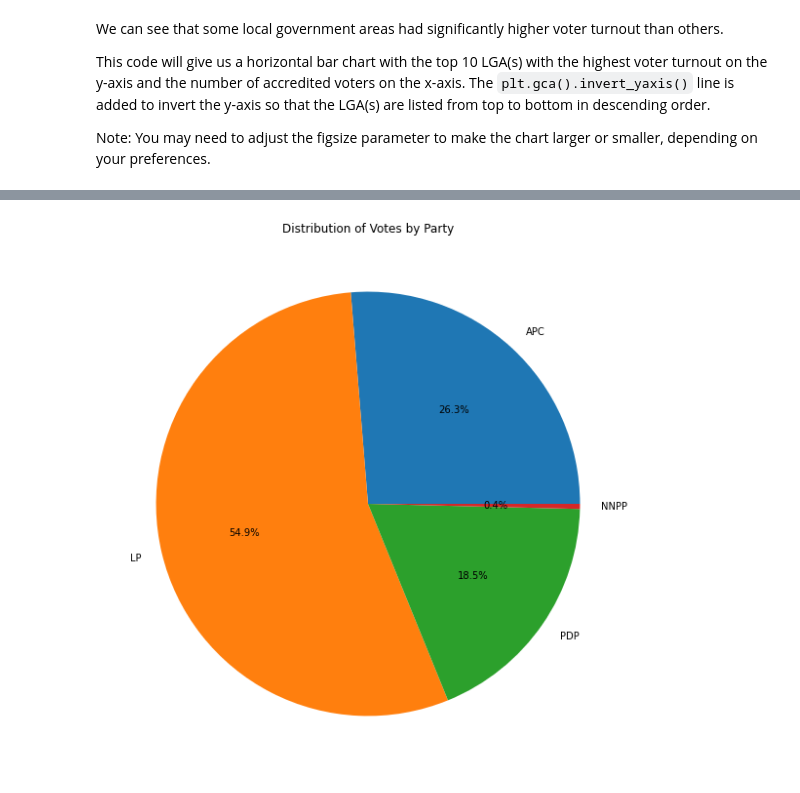
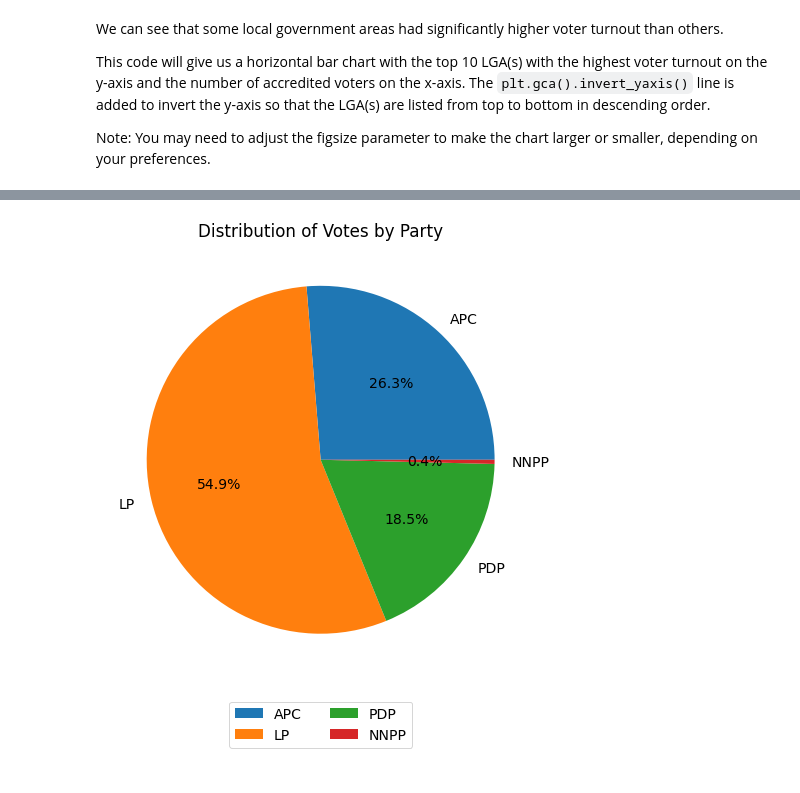
Before and after one commit to engrtobechi/Data-Analysis-of-Nigerian-Elections, a Jupyter notebook: Analyzing_the_2023_Nigerian_Presential_Election_Results.ipynb, the cells around one changed output, grey strips where cells are left out. Saved outputs shown, nothing was run; the diff lists cells and outputs as text; code cells hidden in the pictures.

```diff
--- a/Analyzing_the_2023_Nigerian_Presential_Election_Results.ipynb
+++ b/Analyzing_the_2023_Nigerian_Presential_Election_Results.ipynb
@@ -22,6 +22,9 @@ import matplotlib.pyplot as plt
 
 df = pd.read_csv("RIVERS_crosschecked.csv")
 
+# let's set the font size for all plots in this work
+plt.rcParams['font.size'] = 14
+
 print(df.describe())
 # %% [output]
        Accredited_Voters  Registered_Voters  Transcription_Count          APC  \
@@ -96,18 +102,21 @@ To create a pie chart showing the distribution of votes between the APC, LP, PDP
 # %%
 # Calculate total votes for each party
 apc_votes = df['APC'].sum()
 lp_votes = df['LP'].sum()
 pdp_votes = df['PDP'].sum()
 nnpp_votes = df['NNPP'].sum()
 
 # Create a list of party names and their votes
 parties = ['APC', 'LP', 'PDP', 'NNPP']
 votes = [apc_votes, lp_votes, pdp_votes, nnpp_votes]
 
 # Create a pie chart
-plt.figure(figsize=(10, 10))
+plt.figure(figsize=(8, 8))
 plt.pie(votes, labels=parties, autopct='%1.1f%%')
 plt.title('Distribution of Votes by Party')
+
+plt.legend(labels=parties, loc='upper center', bbox_to_anchor=(0.5, -0.04), ncol=2)
+
 plt.show()
 # %% [output]
-[figure, old version]
+[figure, new version]
```
Also changed, not shown: parts of 28 cells of this notebook.
